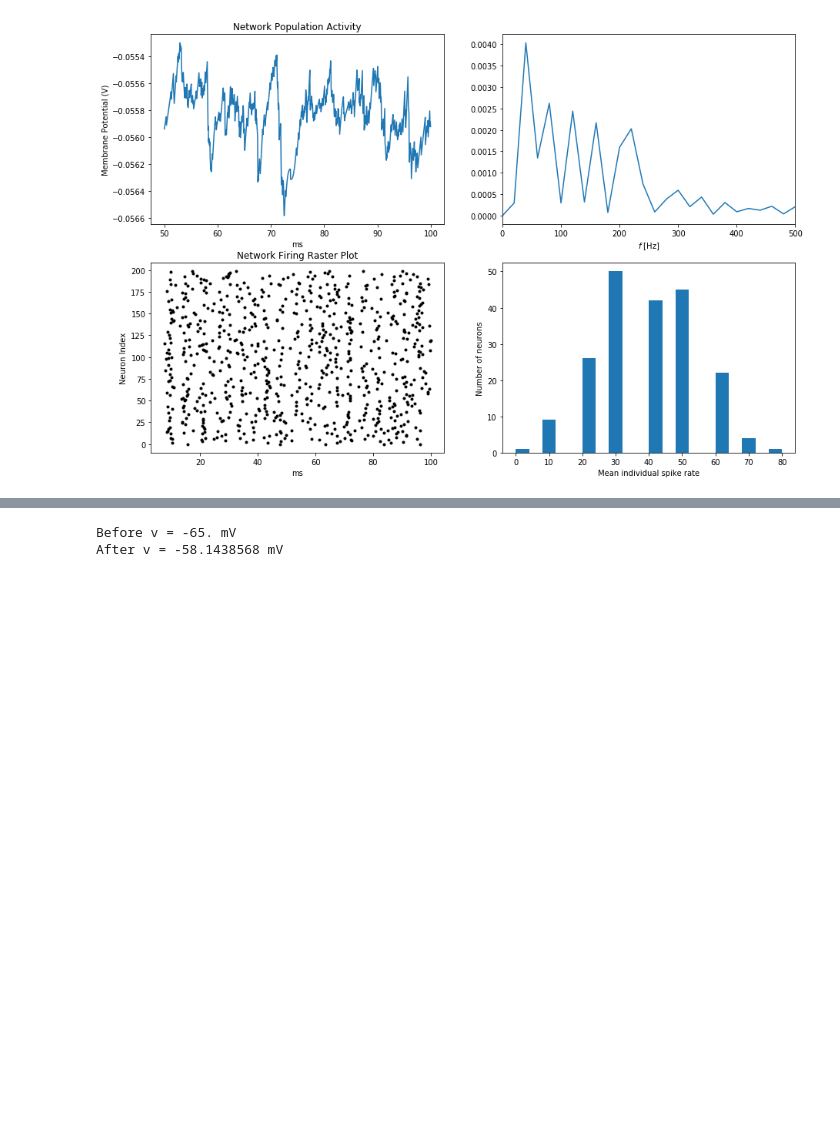
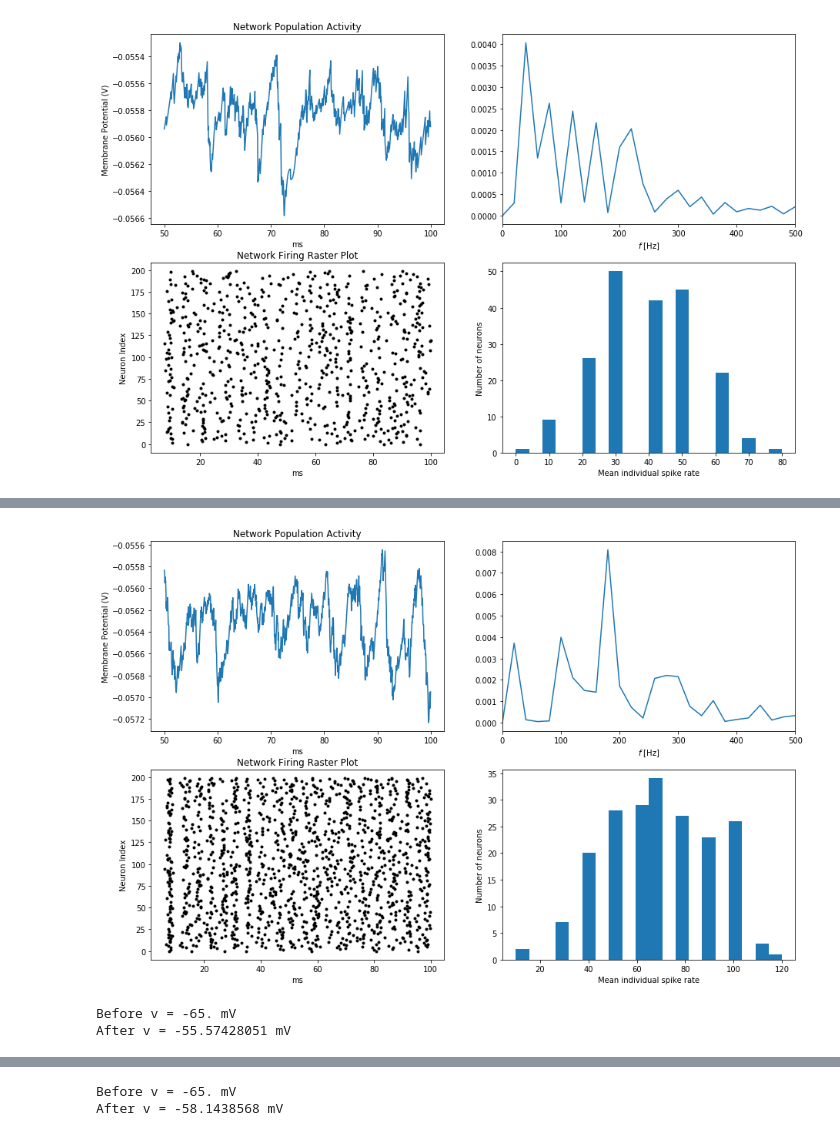
Before and after one commit to debapratimj/Inter-Net, a Jupyter notebook: Plots.ipynb, the cells around one changed output, grey strips where cells are left out. Drawn from its saved outputs; the diff is of its cells as text; code cells hidden in the pictures; blank space fills up the shorter version.

```diff
--- a/Plots.ipynb
+++ b/Plots.ipynb
@@ -218,0 +255,17 @@ plot_all(T_5k, v_pop_5k, Rate_Mon_5k, Spike_Mon_5k, simulation_duration_5k)
+# %%
+plot_all(T_7k, v_pop_7k, Rate_Mon_7k, Spike_Mon_7k, simulation_duration_7k)
+# %% [output]
+[figure, added]
+# %%
+## 8000 Hz
+start_scope()
+simulation_duration_8k = 100*ms
+input_freqency_8k = 8000
+
+State_Mon_8k, Spike_Mon_8k, Rate_Mon_8k = do_simulation(simulation_duration_8k, input_freqency_8k)
+
+T_8k = State_Mon_8k.t[1000:]/ms
+v_pop_8k = np.mean(State_Mon_8k.v , axis = 0)[1000:]     # population level average
+# %% [output]
+Before v = -65. mV
+After v = -55.57428051 mV
```
Also changed, not shown: parts of 17 cells of this notebook.
